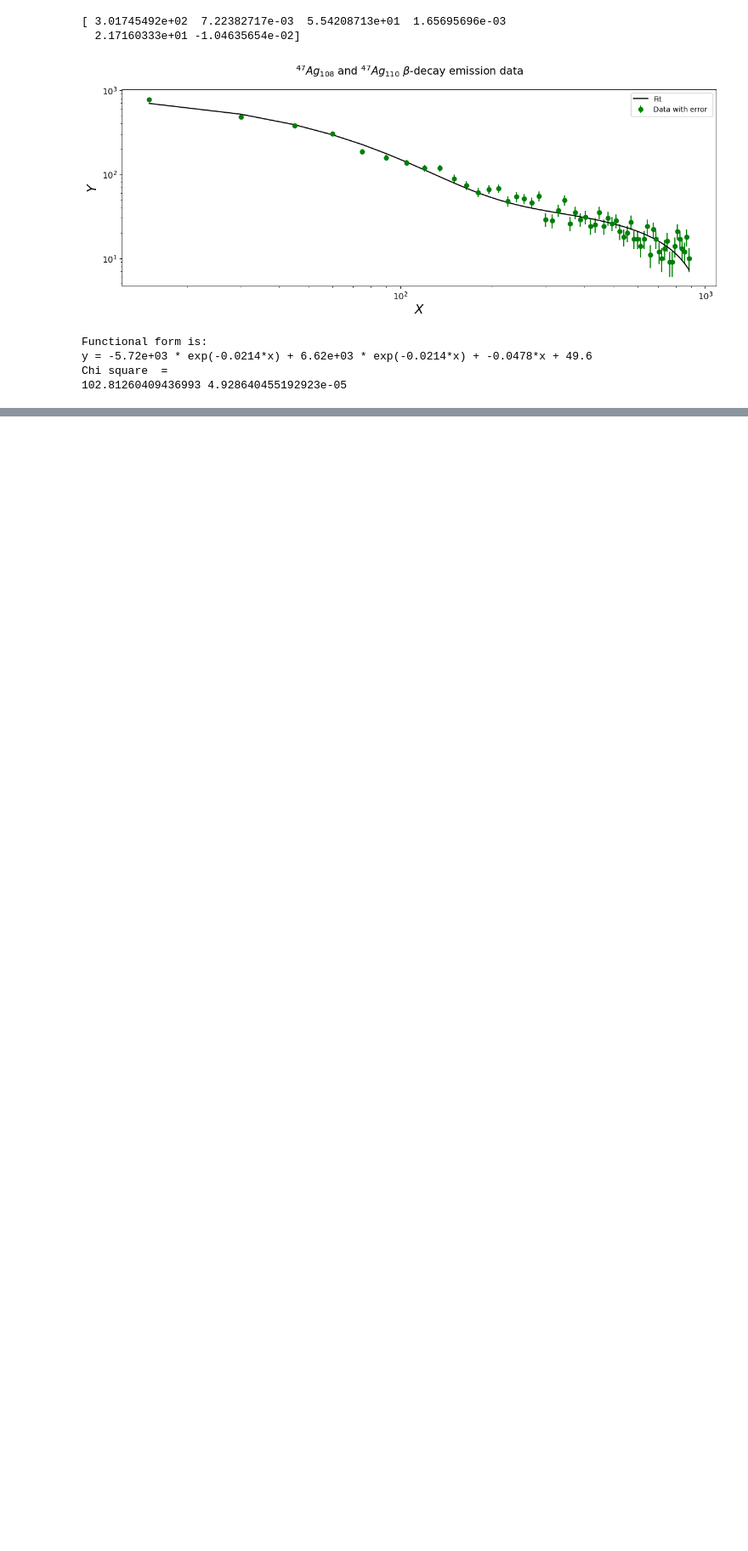
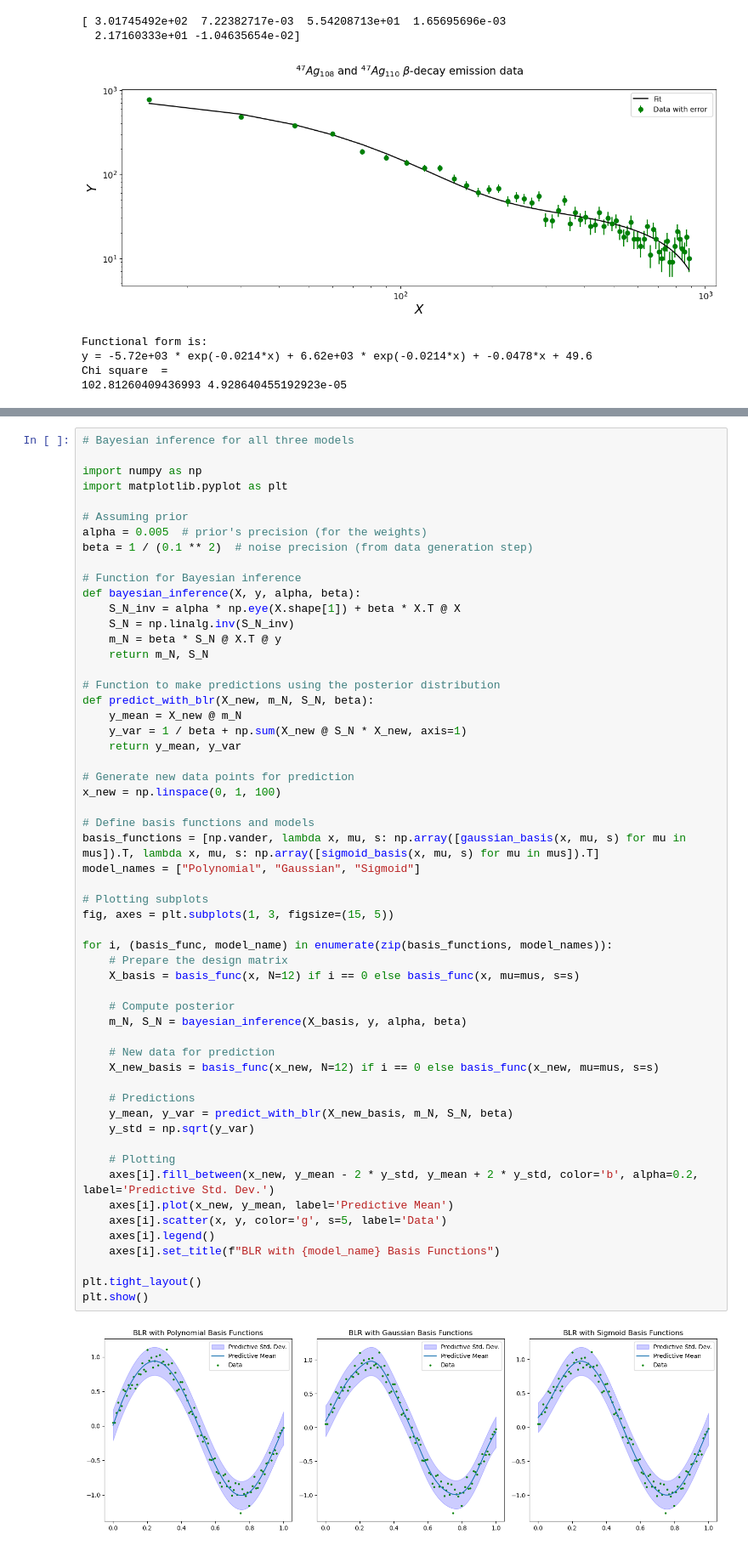
Before and after one commit to aklimakhanam/Data_Analysis_Projects, a Jupyter notebook: Module3.ipynb, the cells around one changed output, grey strips where cells are left out. Shown: that part at 85% size. Drawn from its saved outputs; the diff is of its cells as text; blank space fills up the shorter version.

```diff
--- a/Module3.ipynb
+++ b/Module3.ipynb
@@ -268,0 +191,58 @@ plt.show()
+# %%
+# Bayesian inference for all three models
+
+import numpy as np
+import matplotlib.pyplot as plt
+
+# Assuming prior
+alpha = 0.005  # prior's precision (for the weights)
+beta = 1 / (0.1 ** 2)  # noise precision (from data generation step)
+
+# Function for Bayesian inference
+def bayesian_inference(X, y, alpha, beta):
+    S_N_inv = alpha * np.eye(X.shape[1]) + beta * X.T @ X
+    S_N = np.linalg.inv(S_N_inv)
+    m_N = beta * S_N @ X.T @ y
+    return m_N, S_N
+
+# Function to make predictions using the posterior distribution
+def predict_with_blr(X_new, m_N, S_N, beta):
+    y_mean = X_new @ m_N
+    y_var = 1 / beta + np.sum(X_new @ S_N * X_new, axis=1)
+    return y_mean, y_var
+
+# Generate new data points for prediction
+x_new = np.linspace(0, 1, 100)
+
+# Define basis functions and models
+basis_functions = [np.vander, lambda x, mu, s: np.array([gaussian_basis(x, mu, s) for mu in mus]).T, lambda x, mu, s: np.array([sigmoid_basis(x, mu, s) for mu in mus]).T]
+model_names = ["Polynomial", "Gaussian", "Sigmoid"]
+
+# Plotting subplots
+fig, axes = plt.subplots(1, 3, figsize=(15, 5))
+
+for i, (basis_func, model_name) in enumerate(zip(basis_functions, model_names)):
+    # Prepare the design matrix
+    X_basis = basis_func(x, N=12) if i == 0 else basis_func(x, mu=mus, s=s)
+
+    # Compute posterior
+    m_N, S_N = bayesian_inference(X_basis, y, alpha, beta)
+
+    # New data for prediction
+    X_new_basis = basis_func(x_new, N=12) if i == 0 else basis_func(x_new, mu=mus, s=s)
+
+    # Predictions
+    y_mean, y_var = predict_with_blr(X_new_basis, m_N, S_N, beta)
+    y_std = np.sqrt(y_var)
+
+    # Plotting
+    axes[i].fill_between(x_new, y_mean - 2 * y_std, y_mean + 2 * y_std, color='b', alpha=0.2, label='Predictive Std. Dev.')
+    axes[i].plot(x_new, y_mean, label='Predictive Mean')
+    axes[i].scatter(x, y, color='g', s=5, label='Data')
+    axes[i].legend()
+    axes[i].set_title(f"BLR with {model_name} Basis Functions")
+
+plt.tight_layout()
+plt.show()
+# %% [output]
+[figure, added]
```
Also changed, not shown: parts of 2 cells of this notebook.
